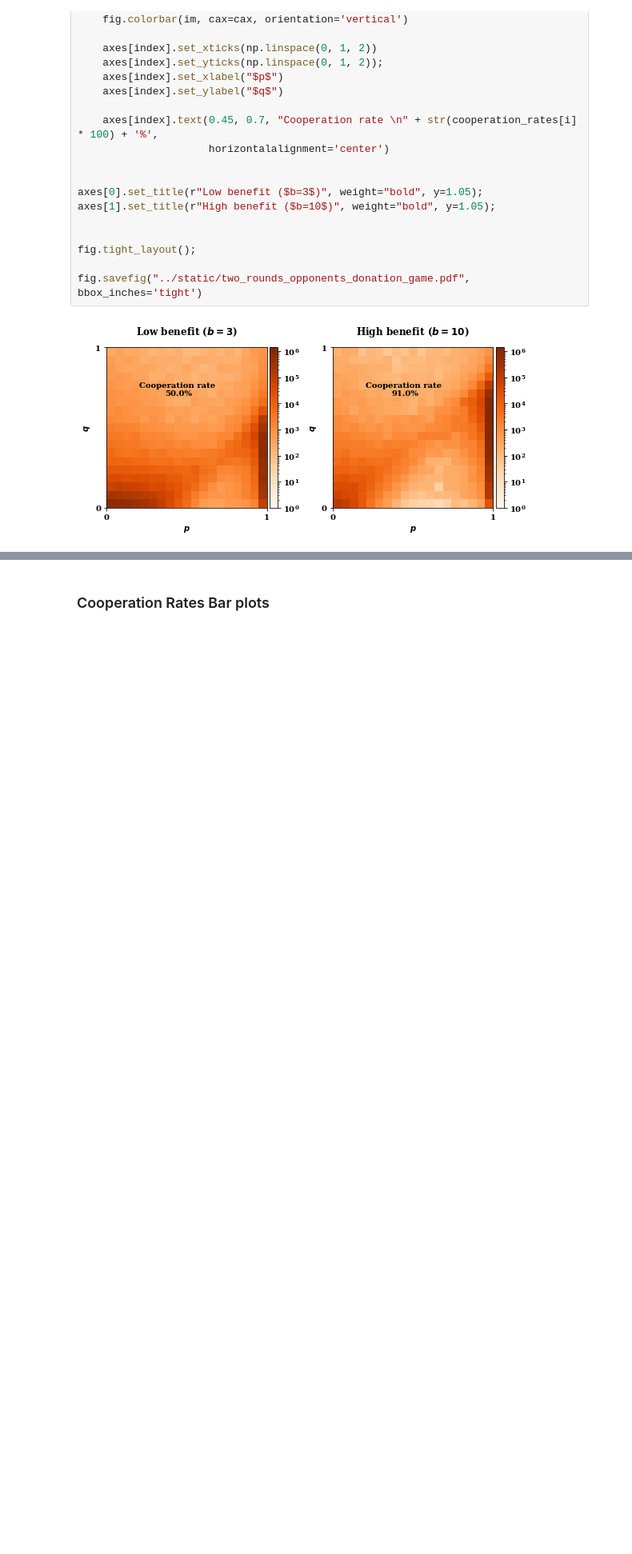
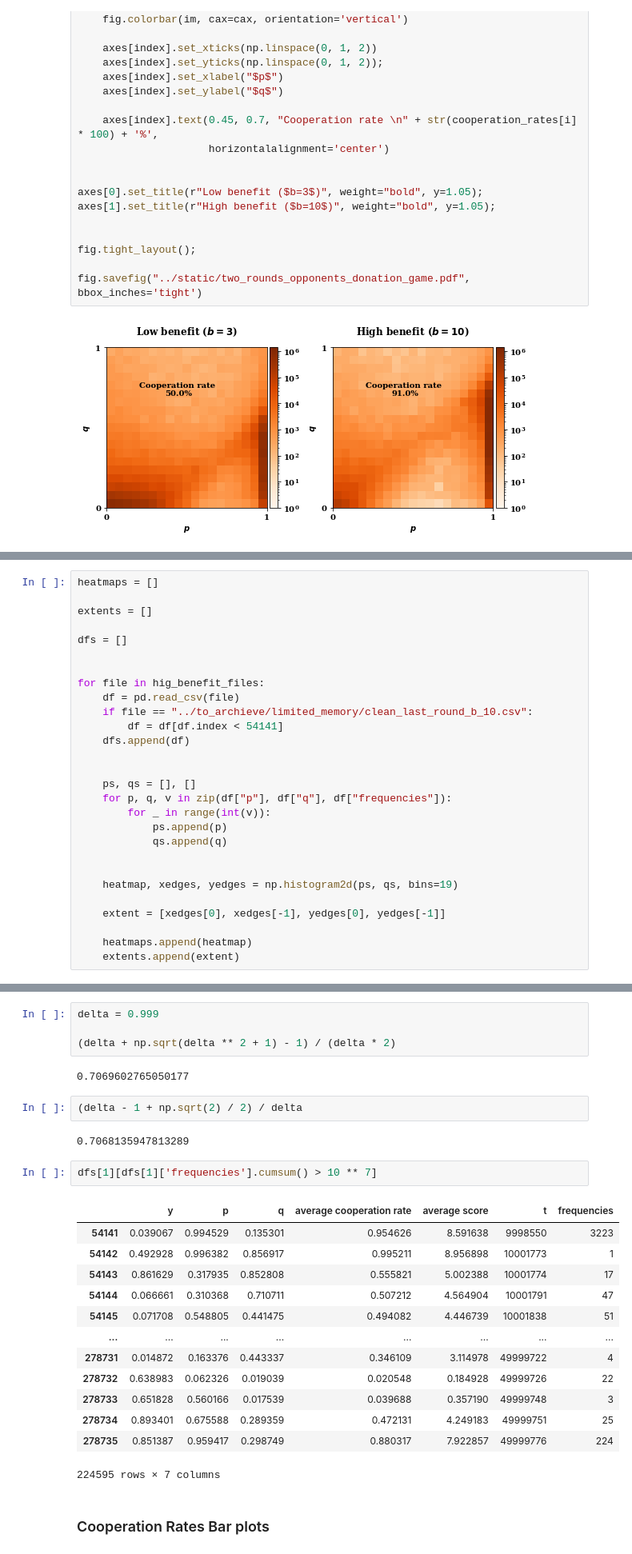
Before and after one commit to Nikoleta-v3/evolution-of-cooperation-with-limited-updating-payoff-memory, a Jupyter notebook: nbs/Donation Game More Memory.ipynb, the cells around one changed output, grey strips where cells are left out. Shown at 80% size. Saved outputs shown, nothing was run; the diff lists cells and outputs as text; blank space fills up the shorter version.

```diff
--- a/nbs/Donation Game More Memory.ipynb
+++ b/nbs/Donation Game More Memory.ipynb
@@ -224,0 +234,28 @@ fig.savefig("../static/two_rounds_opponents_donation_game.pdf", bbox_inches='tig
+# %%
+heatmaps = []
+
+extents = []
+
+dfs = []
+
+
+for file in hig_benefit_files:
+    df = pd.read_csv(file)
+    if file == "../to_archieve/limited_memory/clean_last_round_b_10.csv":
+        df = df[df.index < 54141]
+    dfs.append(df)
+
+
+    ps, qs = [], []
+    for p, q, v in zip(df["p"], df["q"], df["frequencies"]):
+        for _ in range(int(v)):
+            ps.append(p)
+            qs.append(q)
+
+
+    heatmap, xedges, yedges = np.histogram2d(ps, qs, bins=19)
+
+    extent = [xedges[0], xedges[-1], yedges[0], yedges[-1]]
+
+    heatmaps.append(heatmap)
+    extents.append(extent)
@@ -225,3 +304,29 @@ fig.savefig("../static/two_rounds_opponents_donation_game.pdf", bbox_inches='tig
+# %%
+delta = 0.999
+
+(delta + np.sqrt(delta ** 2 + 1) - 1) / (delta * 2)
+# %% [output]
+0.7069602765050177
+# %%
+(delta - 1 + np.sqrt(2) / 2) / delta
+# %% [output]
+0.7068135947813289
+# %%
+dfs[1][dfs[1]['frequencies'].cumsum() > 10 ** 7]
+# %% [output]
+|  | y | p | q | average cooperation rate | average score | t | frequencies |
+| 54141 | 0.039067 | 0.994529 | 0.135301 | 0.954626 | 8.591638 | 9998550 | 3223 |
+| 54142 | 0.492928 | 0.996382 | 0.856917 | 0.995211 | 8.956898 | 10001773 | 1 |
+| 54143 | 0.861629 | 0.317935 | 0.852808 | 0.555821 | 5.002388 | 10001774 | 17 |
+| 54144 | 0.066661 | 0.310368 | 0.710711 | 0.507212 | 4.564904 | 10001791 | 47 |
+| 54145 | 0.071708 | 0.548805 | 0.441475 | 0.494082 | 4.446739 | 10001838 | 51 |
+| ... | ... | ... | ... | ... | ... | ... | ... |
+| 278731 | 0.014872 | 0.163376 | 0.443337 | 0.346109 | 3.114978 | 49999722 | 4 |
+| 278732 | 0.638983 | 0.062326 | 0.019039 | 0.020548 | 0.184928 | 49999726 | 22 |
+| 278733 | 0.651828 | 0.560166 | 0.017539 | 0.039688 | 0.357190 | 49999748 | 3 |
+| 278734 | 0.893401 | 0.675588 | 0.289359 | 0.472131 | 4.249183 | 49999751 | 25 |
+| 278735 | 0.851387 | 0.959417 | 0.298749 | 0.880317 | 7.922857 | 49999776 | 224 |
+224595 rows × 7 columns
 # %% [markdown]
 ### Cooperation Rates Bar plots
 # %%
```
Also changed, not shown: parts of 5 cells of this notebook, 6 other files.
